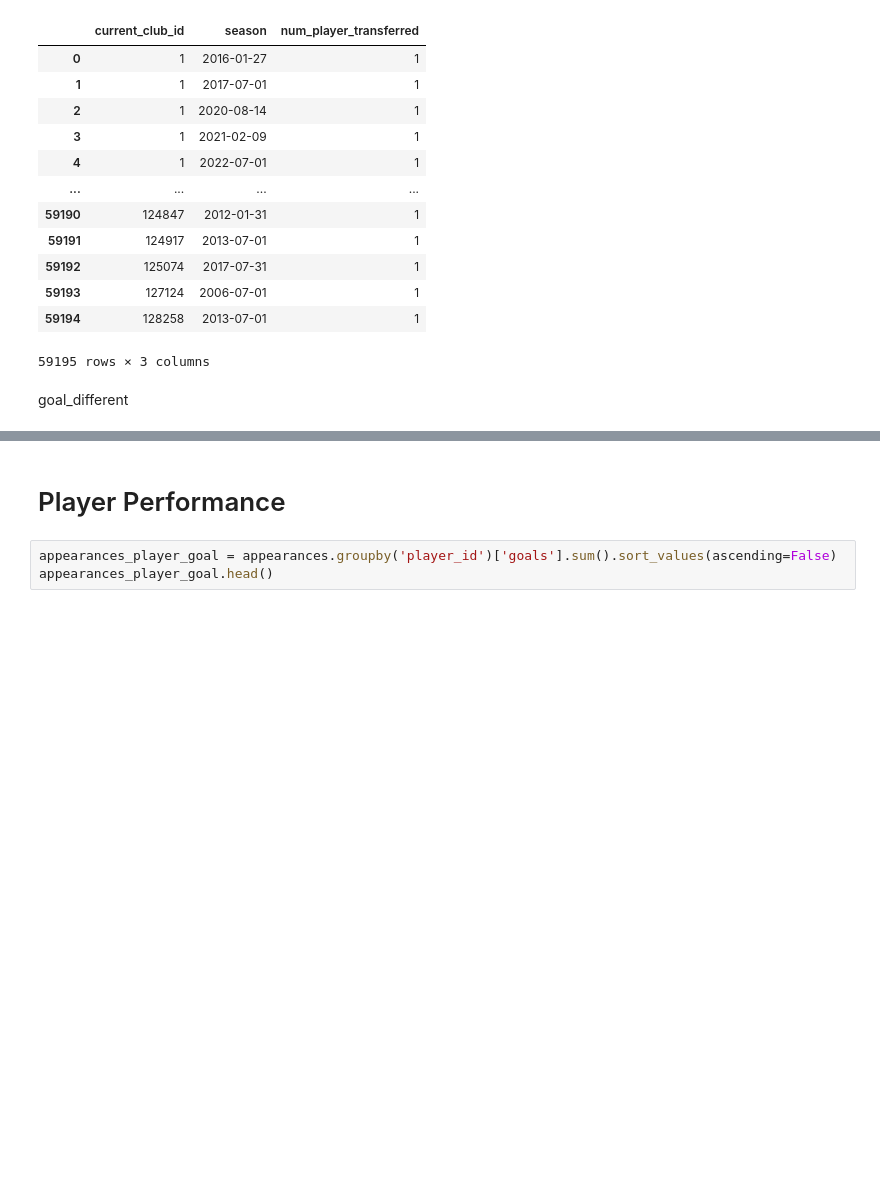
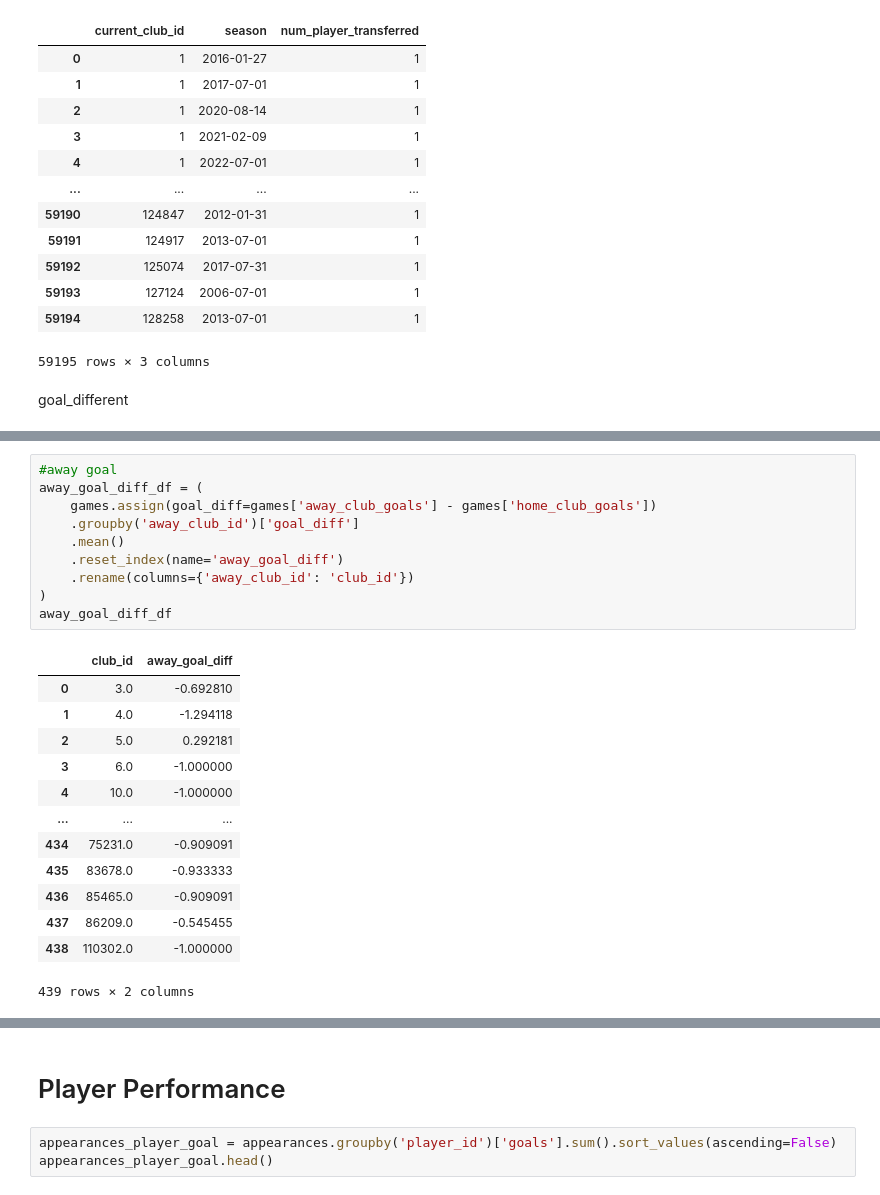
Before and after one commit to gaaf-noparuj/Football_player_valuation, a Jupyter notebook: mining project/main.ipynb, the cells around one changed output, grey strips where cells are left out. Saved outputs shown, nothing was run; the diff lists cells and outputs as text; blank space fills up the shorter version.

```diff
--- a/mining project/main.ipynb
+++ b/mining project/main.ipynb
@@ -1372,0 +1491,24 @@ home_goal_different = games.groupby(['home_clubs_id'])
+# %%
+#away goal
+away_goal_diff_df = (
+    games.assign(goal_diff=games['away_club_goals'] - games['home_club_goals'])
+    .groupby('away_club_id')['goal_diff']
+    .mean()
+    .reset_index(name='away_goal_diff')
+    .rename(columns={'away_club_id': 'club_id'})
+)
+away_goal_diff_df
+# %% [output]
+|  | club_id | away_goal_diff |
+| 0 | 3.0 | -0.692810 |
+| 1 | 4.0 | -1.294118 |
+| 2 | 5.0 | 0.292181 |
+| 3 | 6.0 | -1.000000 |
+| 4 | 10.0 | -1.000000 |
+| ... | ... | ... |
+| 434 | 75231.0 | -0.909091 |
+| 435 | 83678.0 | -0.933333 |
+| 436 | 85465.0 | -0.909091 |
+| 437 | 86209.0 | -0.545455 |
+| 438 | 110302.0 | -1.000000 |
+439 rows × 2 columns
```
Also changed, not shown: parts of 38 cells of this notebook, 1 other file.
